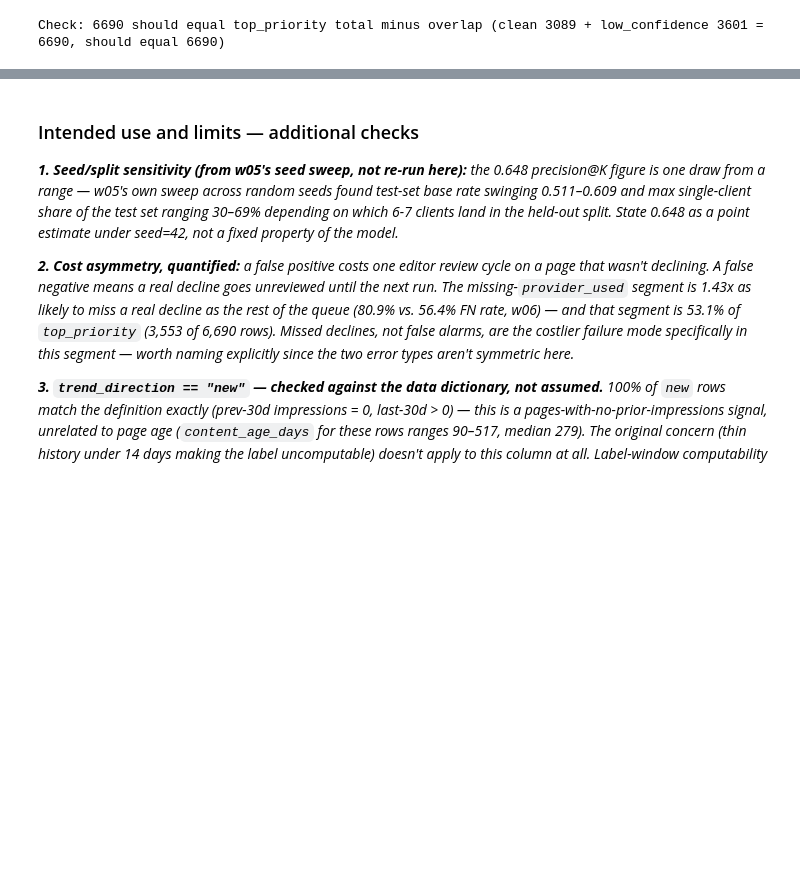
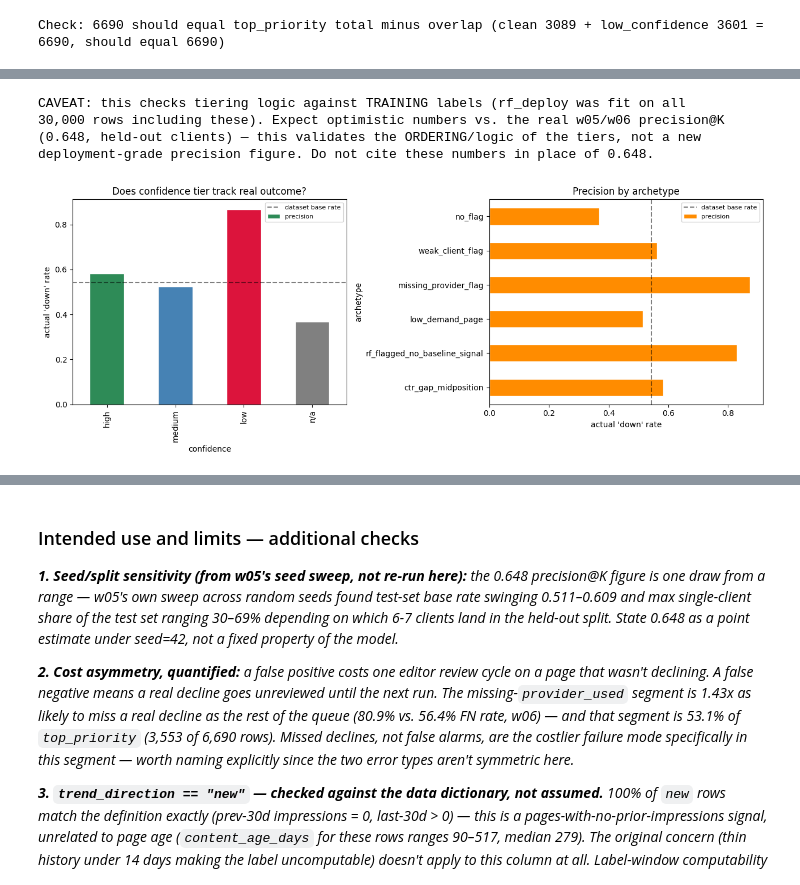
Before and after one commit to whozahm3d/flyrank-ml-internship, a Jupyter notebook: work/notebooks/w07_action_playbook.ipynb, the cells around one changed output, grey strips where cells are left out. Cells and saved outputs as stored; diff of their text form; code cells hidden in the pictures; blank space fills up the shorter version.

```diff
--- a/work/notebooks/w07_action_playbook.ipynb
+++ b/work/notebooks/w07_action_playbook.ipynb
@@ -788,3 +788,23 @@ print(f"Check: {sum(risk_counts.values())} should equal top_priority total minus
 # %% [output]
 [figure]
 Check: 6690 should equal top_priority total minus overlap (clean 3089 + low_confidence 3601 = 6690, should equal 6690)
+# %%
+# --- Validation: does confidence/archetype tiering track real precision? ---
+# The label (trend_direction) exists in this dataset even though it's framed as deployment —
+# use it here purely to validate the tiering logic itself, not to claim a new precision@K number
+# (that number stays owned by w05/w06's held-out split, per Section 1's stated caveat).
+
+df_ranked["is_down"] = (df_ranked["trend_direction"] == "down").astype(int)
+
+precision_by_confidence = df_ranked.groupby("confidence")["is_down"].agg(["size", "mean"]).round(3)
+precision_by_confidence.columns = ["n", "precision"]
+print("Precision (trend_direction=='down' rate) by confidence tier:")
+print(precision_by_confidence.sort_values("precision", ascending=False))
+
+precision_by_archetype = df_ranked.groupby("archetype")["is_down"].agg(["size", "mean"]).round(3)
+precision_by_archetype.columns = ["n", "precision"]
+print("\nPrecision by archetype:")
+print(precision_by_archetype.sort_values("precision", ascending=False))
+
+overall_rate = df_ranked["is_down"].mean()
+print(f"\nDataset base rate: {overall_rate:.3f}")
@@ -790,0 +831,37 @@ Check: 6690 should equal top_priority total minus overlap (clean 3089 + low_conf
+# %%
+print("CAVEAT: this checks tiering logic against TRAINING labels (rf_deploy was fit on all")
+print("30,000 rows including these). Expect optimistic numbers vs. the real w05/w06 precision@K")
+print("(0.648, held-out clients) — this validates the ORDERING/logic of the tiers, not a new")
+print("deployment-grade precision figure. Do not cite these numbers in place of 0.648.")
+# %% [output]
+CAVEAT: this checks tiering logic against TRAINING labels (rf_deploy was fit on all
+30,000 rows including these). Expect optimistic numbers vs. the real w05/w06 precision@K
+(0.648, held-out clients) — this validates the ORDERING/logic of the tiers, not a new
+deployment-grade precision figure. Do not cite these numbers in place of 0.648.
+# %%
+fig, axes = plt.subplots(1, 2, figsize=(13, 5))
+
+conf_order = ["high", "medium", "low", "n/a"]
+precision_by_confidence.reindex(conf_order)["precision"].plot(
+    kind="bar", ax=axes[0], color=["seagreen", "steelblue", "crimson", "gray"], edgecolor="white"
+)
+axes[0].axhline(overall_rate, linestyle="--", color="black", alpha=0.5, label="dataset base rate")
+axes[0].set_ylabel("actual 'down' rate")
+axes[0].set_title("Does confidence tier track real outcome?")
+axes[0].legend(fontsize=8)
+
+arch_order = ["ctr_gap_midposition", "rf_flagged_no_baseline_signal", "low_demand_page",
+              "missing_provider_flag", "weak_client_flag", "no_flag"]
+precision_by_archetype.reindex(arch_order)["precision"].plot(
+    kind="barh", ax=axes[1], color="darkorange", edgecolor="white"
+)
+axes[1].axvline(overall_rate, linestyle="--", color="black", alpha=0.5, label="dataset base rate")
+axes[1].set_xlabel("actual 'down' rate")
+axes[1].set_title("Precision by archetype")
+axes[1].legend(fontsize=8)
+
+plt.tight_layout()
+plt.savefig("work/figures/w07_confidence_validation.png", dpi=150)
+plt.show()
+# %% [output]
+[figure, added]
```
Also changed, not shown: parts of 25 cells of this notebook.
